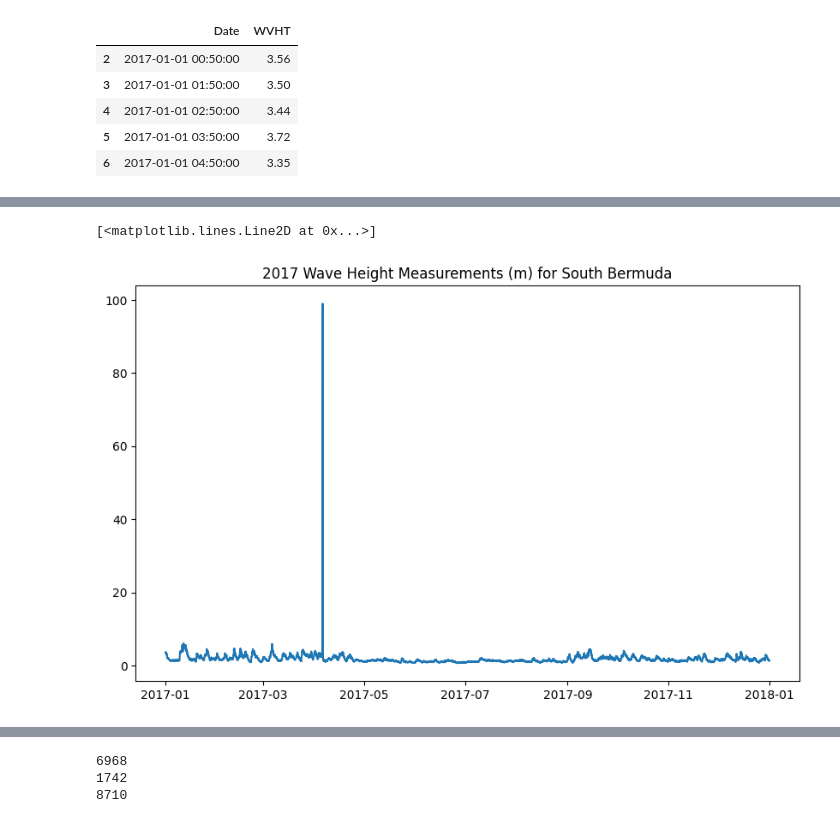
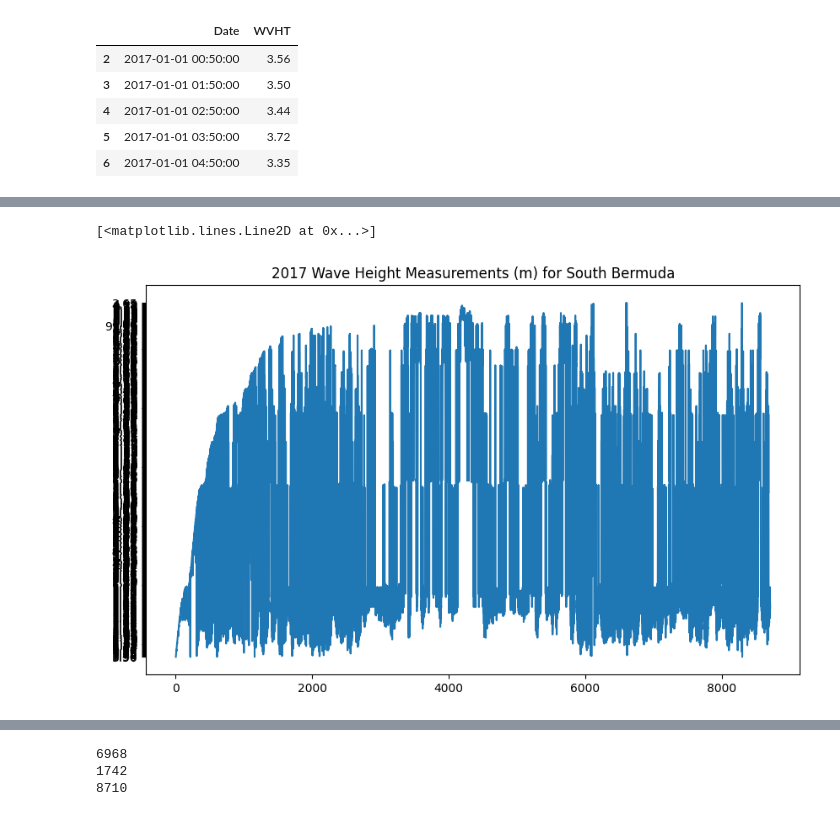
Before and after one commit to juniousnj/SPICE-2024, a Jupyter notebook: waveheight_tutorial.ipynb, the cells around one changed output, grey strips where cells are left out. Saved outputs shown, nothing was run; the diff lists cells and outputs as text; code cells hidden in the pictures.

```diff
--- a/waveheight_tutorial.ipynb
+++ b/waveheight_tutorial.ipynb
@@ -437,0 +522,3 @@ df1_clean
+# %%
+df_22_clean['Date'] = pd.to_datetime(df_22_clean['Date'])
+df_22_clean
@@ -467,0 +695,3 @@ arima_data.head() # looking at first five rows of arima_data
+# %%
+arima_data22 = df_22_clean[['Date', 'WVHT']] # selecting columns
+arima_data22.head() # looking at first five rows of arima_data
@@ -468,6 +725,6 @@ arima_data.head() # looking at first five rows of arima_data
 # %%
-arima_data = arima_data.set_index('Date') # setting date column to index
-arima_data
+arima_data23 = arima_data23.set_index('Date') # setting date column to index
+arima_data23
 # %% [output]
 |  | WVHT |
 | Date |  |
@@ -485,0 +743,3 @@ arima_data
+# %%
+arima_data22 = arima_data22.set_index('Date') # setting date column to index
+arima_data22
@@ -486,8 +805,8 @@ arima_data
 # %%
-arima_data['WVHT'] = arima_data['WVHT'].astype(float) # changing the datatype for WVHT for a nicer look on the plot
+arima_data22['WVHT'] = arima_data['WVHT'].astype(float) # changing the datatype for WVHT for a nicer look on the plot
 plt.figure(figsize=(10,6)) # setting up the dimentions for our plot
 plt.title('2017 Wave Height Measurements (m) for South Bermuda') # setting up a title
 plt.plot(arima_data['WVHT']) # plotting our data
 # %% [output]
 [<matplotlib.lines.Line2D at 0x...>]
-[figure, old version]
+[figure, new version]
```
Also changed, not shown: parts of 34 cells of this notebook.
